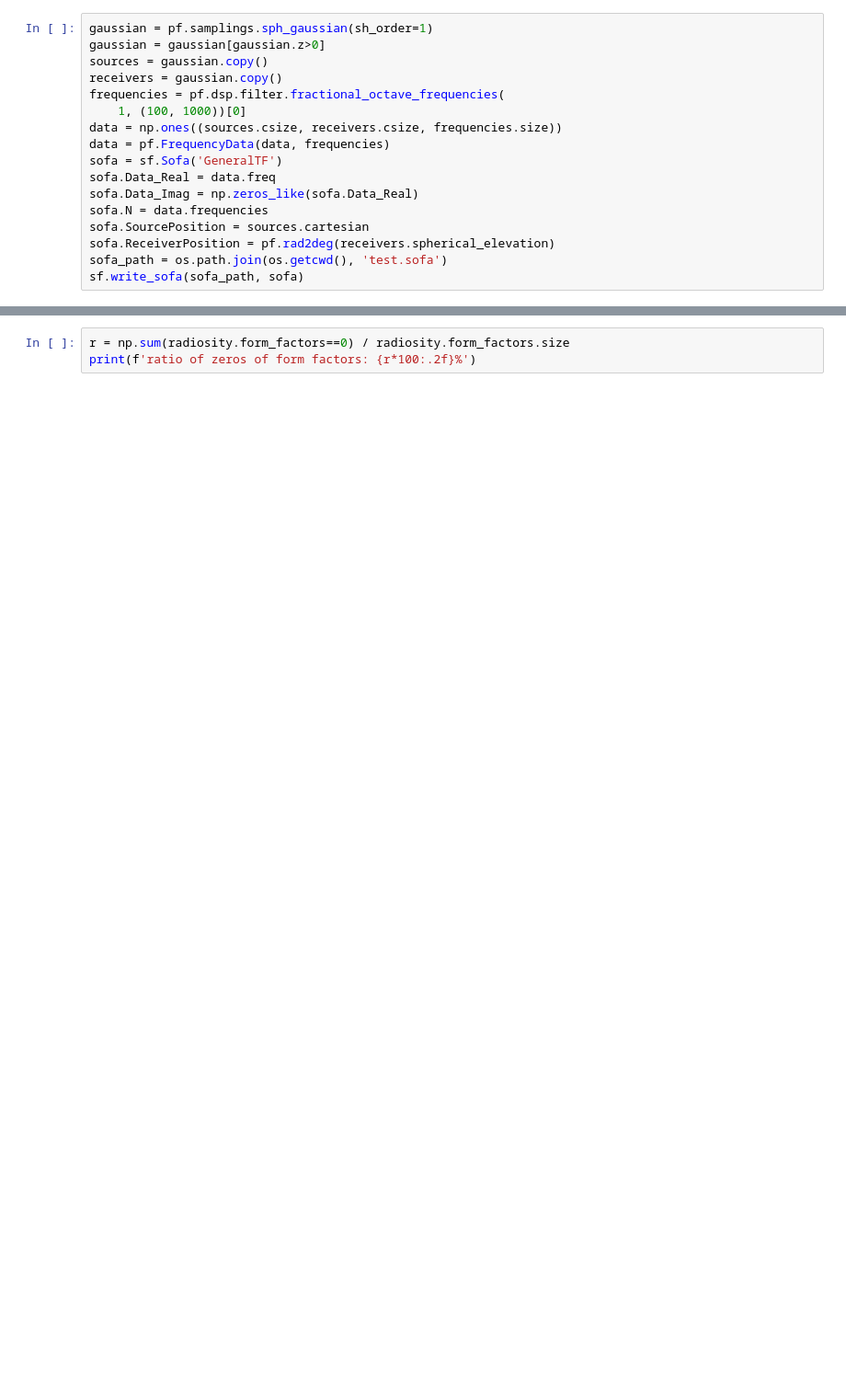
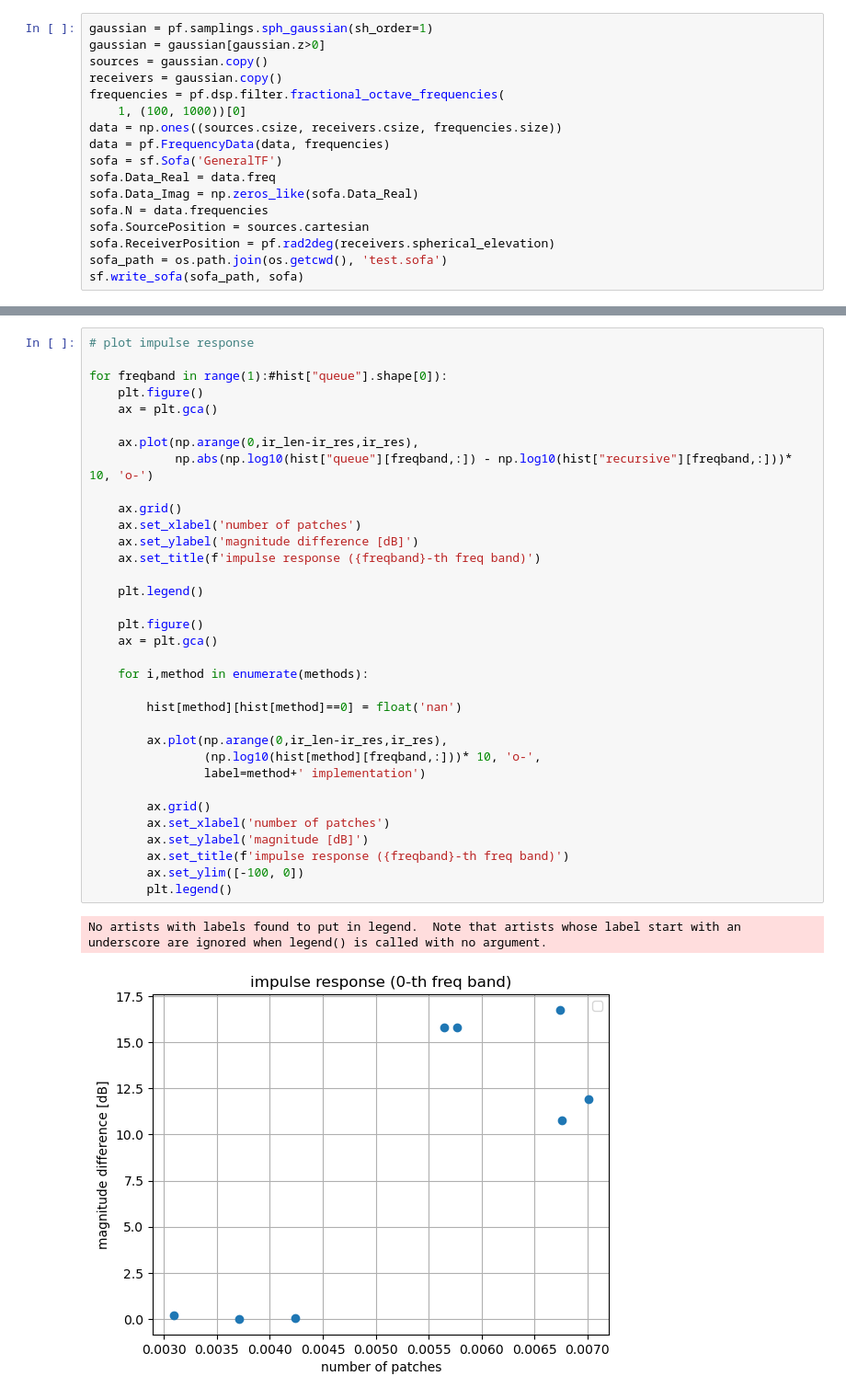
Before and after one commit to sparrow-acoustics/sparrowpy, a Jupyter notebook: examples/compare_recursive_queue.ipynb, the cells around one changed output, grey strips where cells are left out. Shown at 92% size. Saved outputs shown, nothing was run; the diff lists cells and outputs as text; blank space fills up the shorter version.

```diff
--- a/examples/compare_recursive_queue.ipynb
+++ b/examples/compare_recursive_queue.ipynb
@@ -302,3 +280,37 @@ for i in range(steps):
-# %%
-r = np.sum(radiosity.form_factors==0) / radiosity.form_factors.size
-print(f'ratio of zeros of form factors: {r*100:.2f}%')
+# %%
+# plot impulse response
+
+for freqband in range(1):#hist["queue"].shape[0]):
+    plt.figure()
+    ax = plt.gca()
+
+    ax.plot(np.arange(0,ir_len-ir_res,ir_res),
+            np.abs(np.log10(hist["queue"][freqband,:]) - np.log10(hist["recursive"][freqband,:]))* 10, 'o-')
+
+    ax.grid()
+    ax.set_xlabel('number of patches')
+    ax.set_ylabel('magnitude difference [dB]')
+    ax.set_title(f'impulse response ({freqband}-th freq band)')
+
+    plt.legend()
+
+    plt.figure()
+    ax = plt.gca()
+
+    for i,method in enumerate(methods):
+
+        hist[method][hist[method]==0] = float('nan')
+
+        ax.plot(np.arange(0,ir_len-ir_res,ir_res),
+                (np.log10(hist[method][freqband,:]))* 10, 'o-',
+                label=method+' implementation')
+
+        ax.grid()
+        ax.set_xlabel('number of patches')
+        ax.set_ylabel('magnitude [dB]')
+        ax.set_title(f'impulse response ({freqband}-th freq band)')
+        ax.set_ylim([-100, 0])
+        plt.legend()
+# %% [output]
+No artists with labels found to put in legend.  Note that artists whose label start with an underscore are ignored when legend() is called with no argument.
+[figure, added]
```
Also changed, not shown: parts of 8 cells of this notebook, 4 other files.
